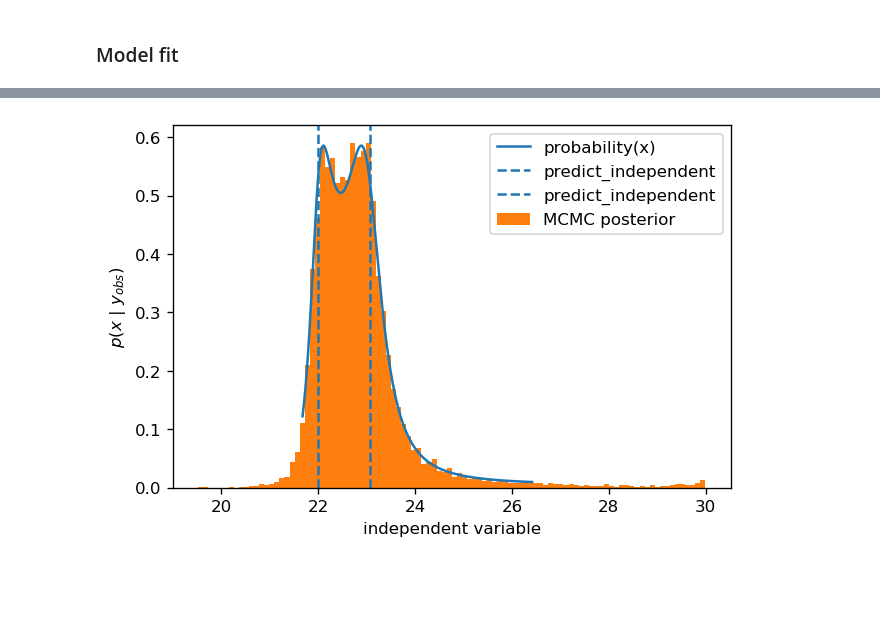
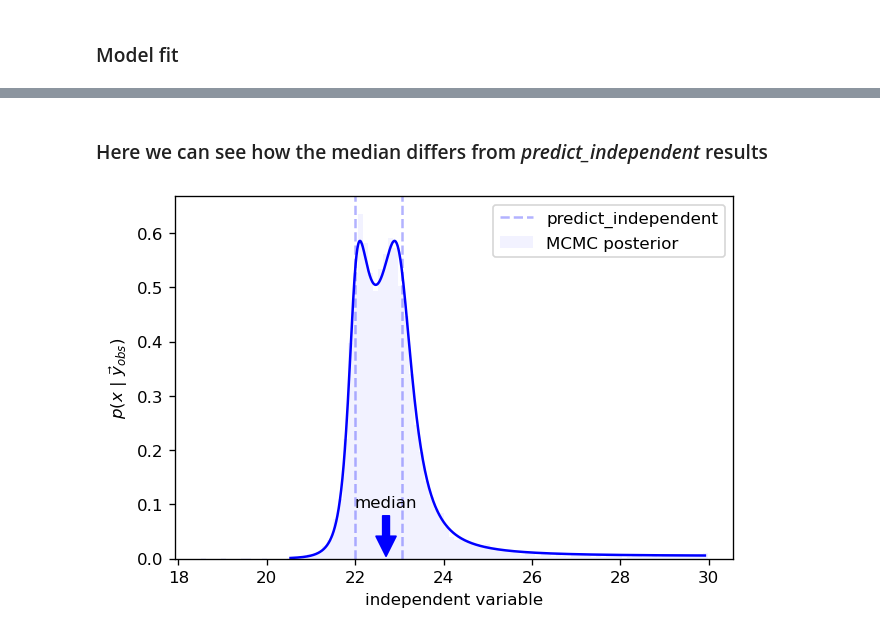
Before and after one commit to JuBiotech/calibr8, a Jupyter notebook: examples/Example_Numerical Independent Posterior.ipynb, the cells around one changed output, grey strips where cells are left out. Drawn from its saved outputs; the diff is of its cells as text; code cells hidden in the pictures; blank space fills up the shorter version.

Commit message:
Update infer_independent API and tests closes #31 closes #29

```diff
--- a/examples/Example_Numerical Independent Posterior.ipynb
+++ b/examples/Example_Numerical Independent Posterior.ipynb
@@ -89,0 +68,28 @@ interactive(children=(FloatSlider(value=0.5, description='y_obs', max=4.0, min=0
+# %%
+def plot(y_obs=0.5, a=0, b=30, steps=1000, hdi_prob=0.95, plot_median=False):
+    y_obs = numpy.atleast_1d(y_obs)
+    fig, ax = pyplot.subplots(dpi=120)
+
+    #Return value is a namedtuple, so we can use posterior.x_dense etc.
+    posterior = model.infer_independent(y_obs, lower=a, upper=b, steps=steps, hdi_prob=hdi_prob)
+    ax.plot(posterior.x_dense, posterior.pdf, color='b')
+
+    #Plot the individual predictions from predict_independent for comparison
+    for yo in y_obs:
+        ax.axvline(model.predict_independent(yo), linestyle='--', color='b', alpha=0.3)
+    ax.plot([], linestyle='--', label='predict_independent', color='b', alpha=0.3) #to get only one legend
+
+    #For multiple observations of the same independent variable,
+    #the median of the posterior will differ from the two predict_independent results
+    if plot_median:
+        ax.annotate('median', xy=(posterior.median, 0),
+            xytext=(posterior.median, numpy.max(posterior.pdf)*0.2), xycoords='data',
+            arrowprops=dict(facecolor='b', edgecolor='b', shrink=0.05),
+            horizontalalignment='right', verticalalignment='top',
+            ha='center'
+        )
+
+    ax.legend()
+    ax.set_xlabel('independent variable')
+    ax.set_ylabel(r'$p(x\ |\ \vec{y}_{obs})$')
+    return fig, ax
@@ -112,15 +130,17 @@ The acceptance probability does not match the target. It is 0.9120411756915142,
 The number of effective samples is smaller than 25% for some parameters.
+# %% [markdown]
+### Here we can see how the median differs from *predict_independent* results
 # %%
-fig, ax = plot(y_obs=y_obs)#, percentiles=False)
+fig, ax = plot(y_obs=y_obs, hdi_prob=0.999, plot_median=True)
 ax.hist(
     trace.posterior['independent'].stack(sample=('chain', 'draw')).values.T,
-    density=True, bins=100,
+    density=True, bins=100, color="b", alpha=0.05,
     label='MCMC posterior'
 )
 ax.legend()
 pyplot.show()
 # %% [output]
-[figure, old version]
+[figure, new version]
 # %%
 %load_ext watermark
 %watermark -n -u -v -iv -w
```
Also changed, not shown: parts of 9 cells of this notebook, 3 other files.
